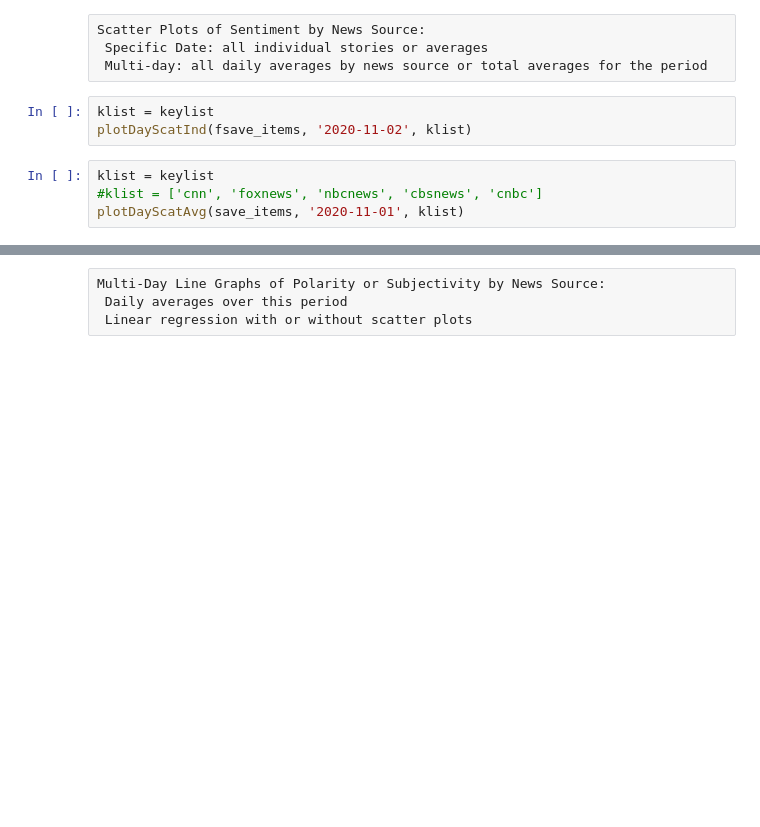
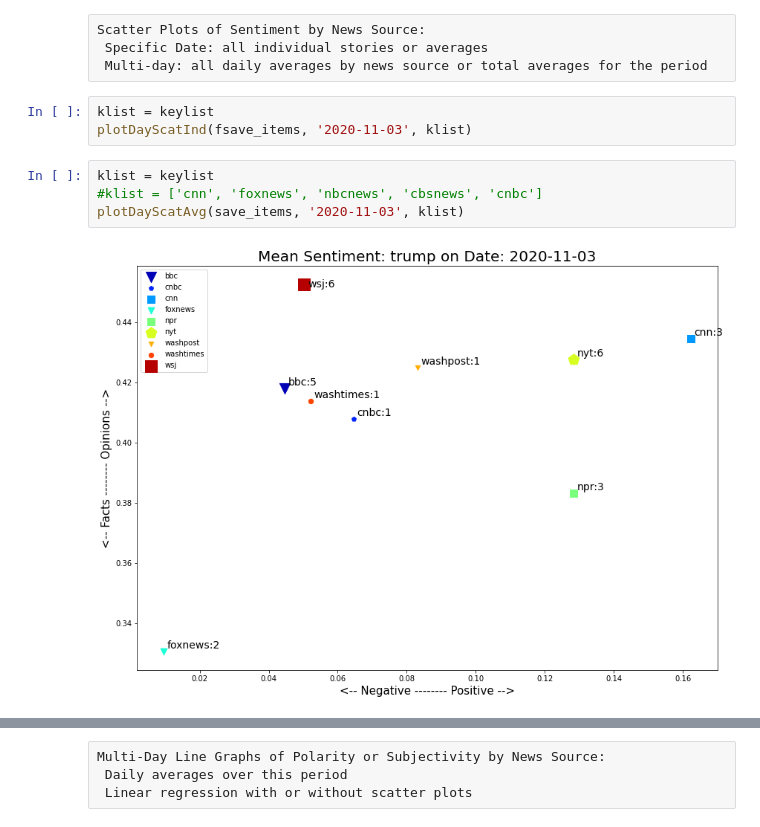
Before and after one commit to WGKDobson/RSS-Web-Scraper, a Jupyter notebook: jupyter-notebook/csc6740-sentiment-mining.ipynb, the cells around one changed output, grey strips where cells are left out. Saved outputs shown, nothing was run; the diff lists cells and outputs as text; blank space fills up the shorter version.

```diff
--- a/jupyter-notebook/csc6740-sentiment-mining.ipynb
+++ b/jupyter-notebook/csc6740-sentiment-mining.ipynb
@@ -1237,11 +1258,13 @@ Scatter Plots of Sentiment by News Source:
  Multi-day: all daily averages by news source or total averages for the period
 # %%
 klist = keylist
-plotDayScatInd(fsave_items, '2020-11-02', klist)
+plotDayScatInd(fsave_items, '2020-11-03', klist)
 # %%
 klist = keylist
 #klist = ['cnn', 'foxnews', 'nbcnews', 'cbsnews', 'cnbc']
-plotDayScatAvg(save_items, '2020-11-01', klist)
+plotDayScatAvg(save_items, '2020-11-03', klist)
+# %% [output]
+[figure, added]
 # %%
 dlist = datelist
 klist = keylist
```
Also changed, not shown: parts of 23 cells of this notebook, 1 other file.
